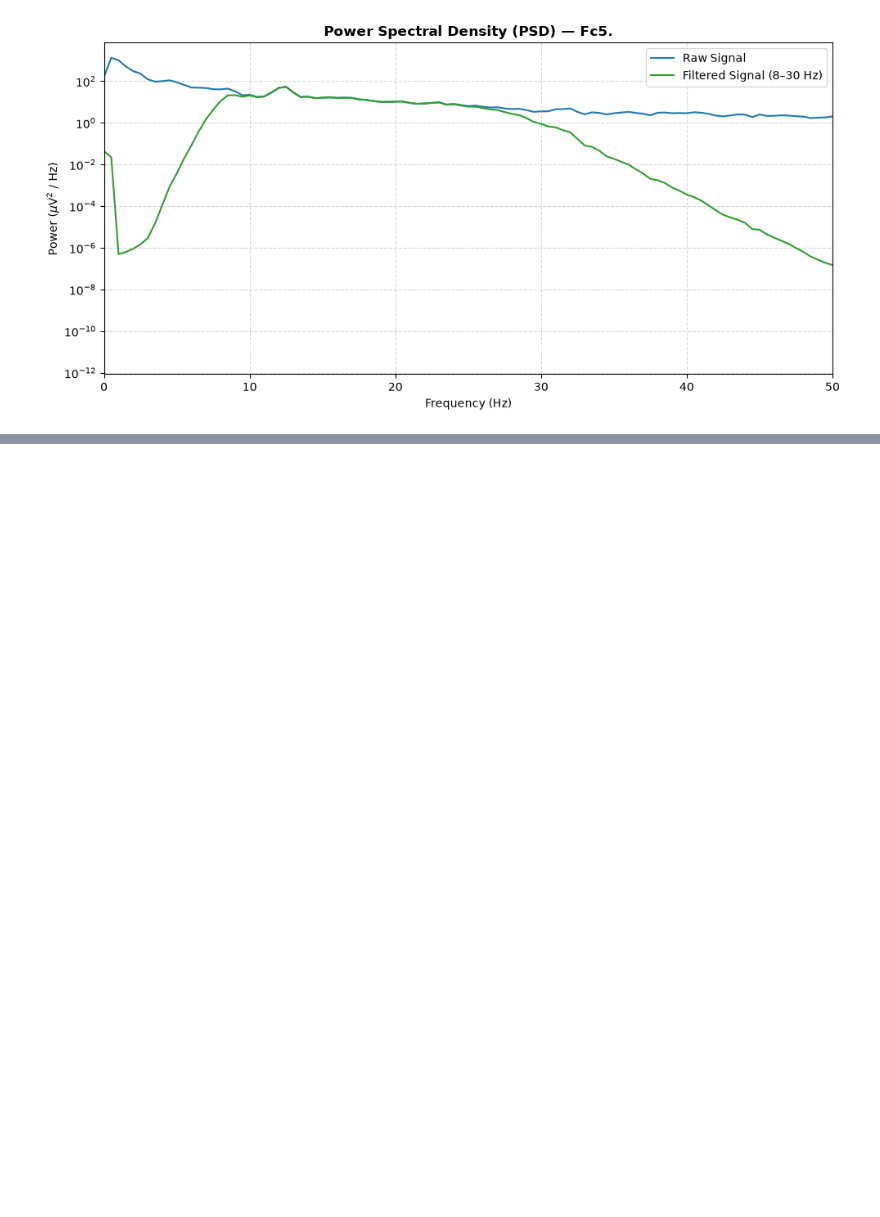
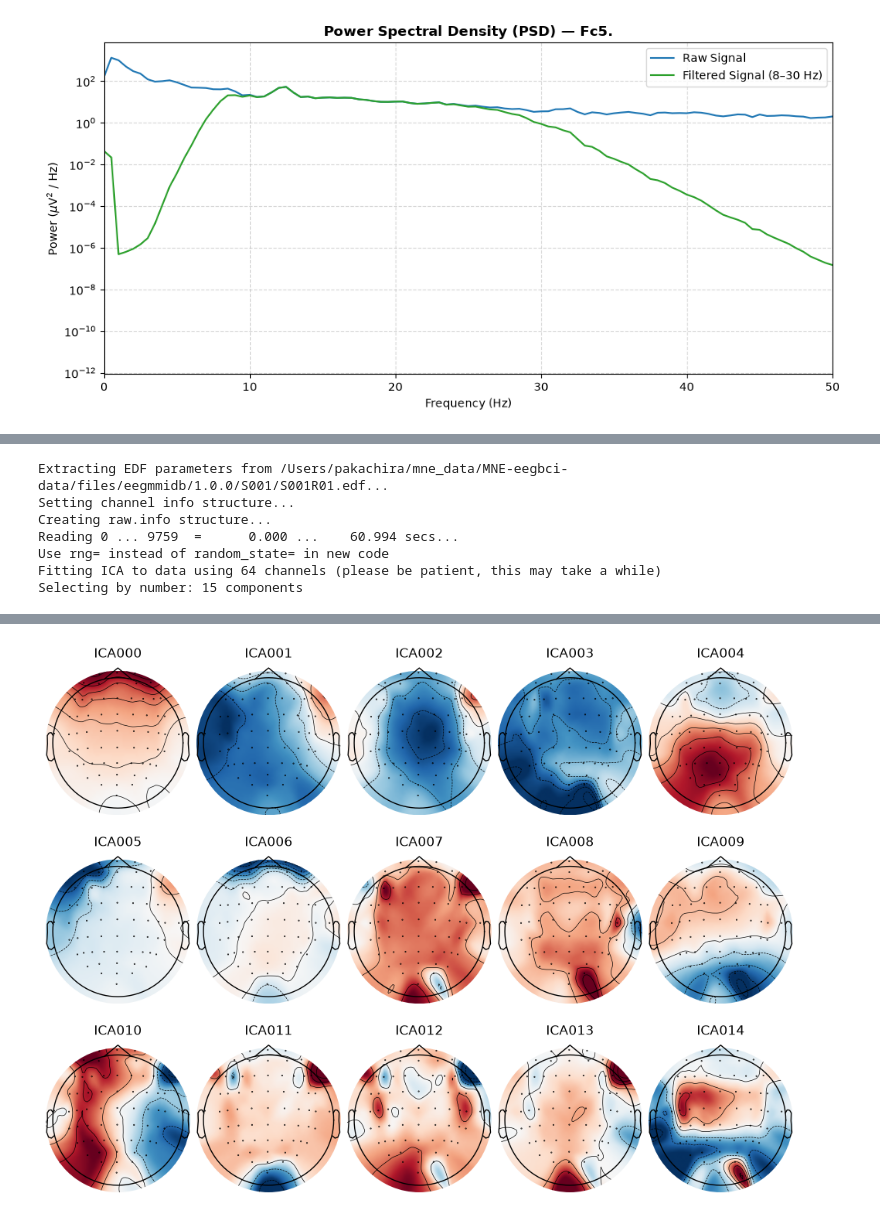
Before and after one commit to schaumenstattstressen/eeg-lfp-signal-pipeline, a Jupyter notebook: pipeline_demo.ipynb, the cells around one changed output, grey strips where cells are left out. Drawn from its saved outputs; the diff is of its cells as text; code cells hidden in the pictures; blank space fills up the shorter version.

```diff
--- a/pipeline_demo.ipynb
+++ b/pipeline_demo.ipynb
@@ -118,0 +154,27 @@ Mean Alpha Band Power across channels: 23.64 uV^2 / Hz
+# %%
+# MNE topographical plotting function needs 2D or 3D electrode positions (montage)
+# to project the scalp map.
+
+# load fresh raw data from PhysioNet needed to prevent value error from MNE montage lookup converting name formatting
+file_paths = mne.datasets.eegbci.load_data(subjects=1, runs=[1, 4])
+raw_rest = mne.io.read_raw_edf(file_paths[0], preload=True)
+# standardizer to clean channel names
+mne.datasets.eegbci.standardize(raw_rest)
+
+# 1. attach standard 10-20 electrode spatial map
+montage = mne.channels.make_standard_montage("standard_1020")
+raw_rest.set_montage(montage, on_missing="ignore") # MNE montage lookup is case-insensitive -> recognized Fc5 as FC5
+
+# 2. fit ICA model on resting state data (now with spatial montage attached)
+ica = fit_ica(raw_rest, n_components=15)
+
+# 3. Plot topographies (now has 2D spatial coordinates!) across scalp map
+ica.plot_components();
+# %% [output]
+Extracting EDF parameters from /Users/pakachira/mne_data/MNE-eegbci-data/files/eegmmidb/1.0.0/S001/S001R01.edf...
+Setting channel info structure...
+Creating raw.info structure...
+Reading 0 ... 9759  =      0.000 ...    60.994 secs...
+Use rng= instead of random_state= in new code
+Fitting ICA to data using 64 channels (please be patient, this may take a while)
+Selecting by number: 15 components
@@ -118,0 +182 @@ Mean Alpha Band Power across channels: 23.64 uV^2 / Hz
+[figure, added]
```
Also changed, not shown: parts of 3 cells of this notebook, 1 other file.
